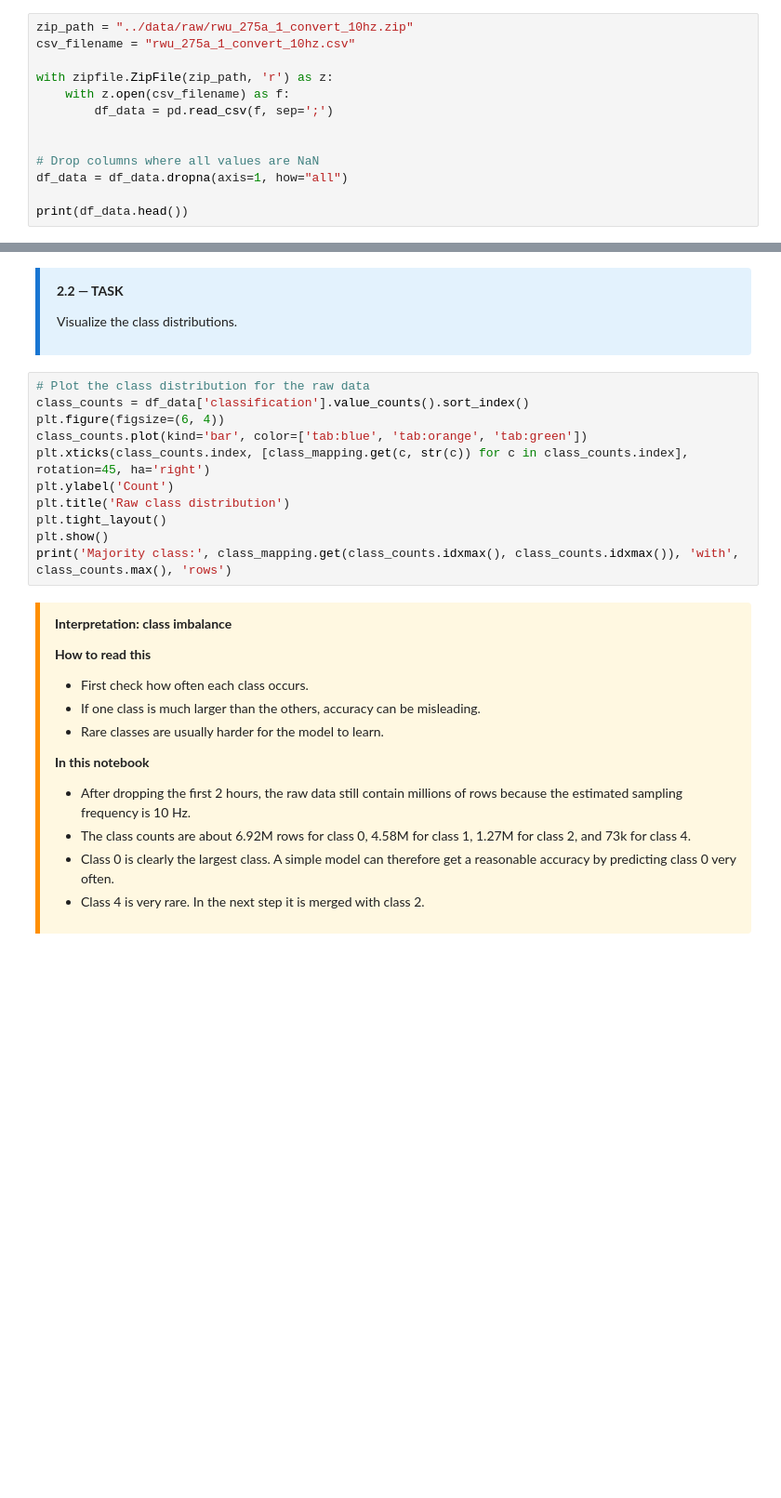
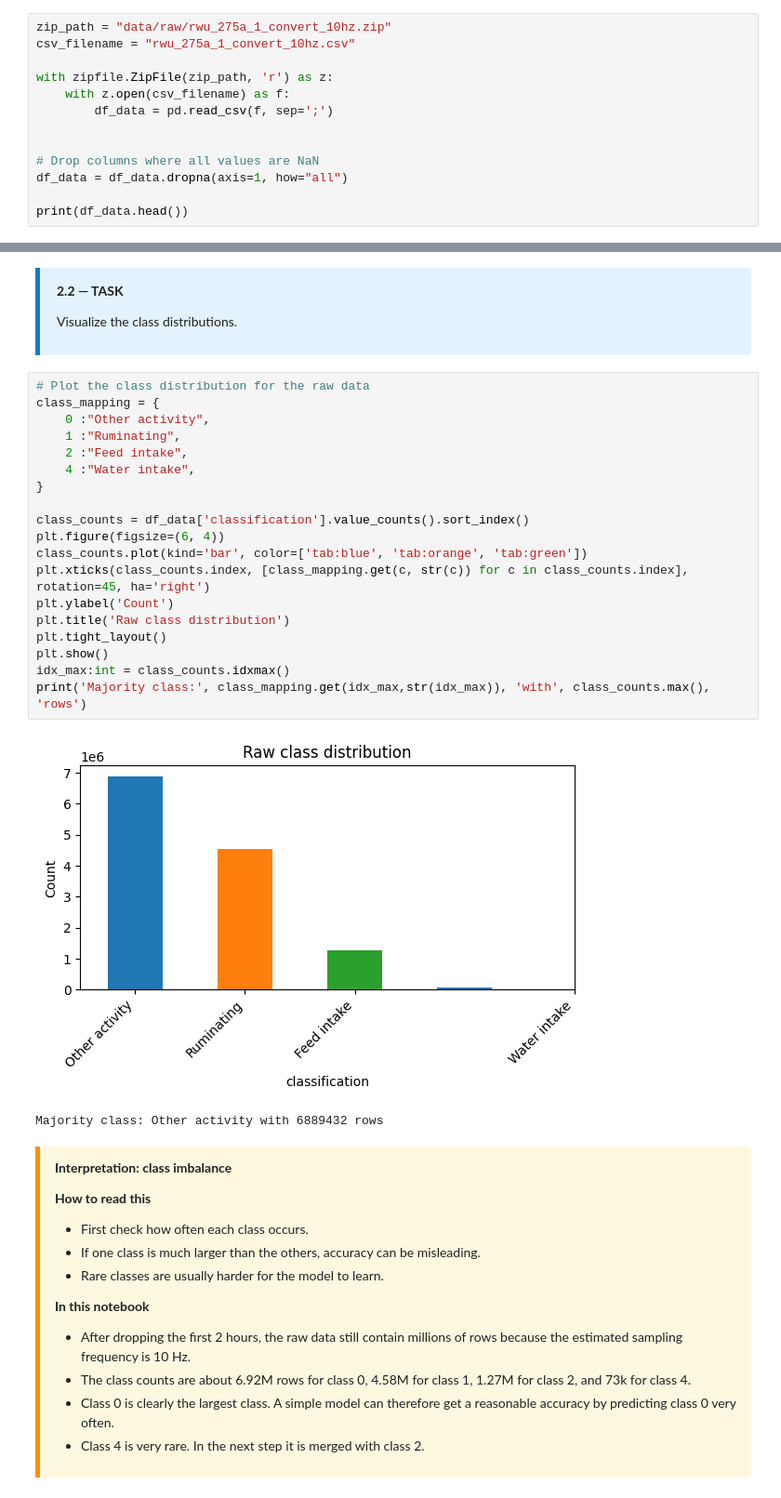
Before and after one commit to bpqt/ai4as_pitfalls_in_machine_learning_2026, a Jupyter notebook: notebooks_code/class_02_exercise.ipynb, the cells around one changed output, grey strips where cells are left out. Shown at 93% size. Drawn from its saved outputs; the diff is of its cells as text; blank space fills up the shorter version.

```diff
--- a/notebooks_code/class_02_exercise.ipynb
+++ b/notebooks_code/class_02_exercise.ipynb
@@ -74,7 +74,7 @@ Below the compressed dataset is loaded into a pandas DataFrame. The dataset cont
 
 This matters for interpretation. Later we will split the last 5 days as test data. That is a good temporal split, because the model is tested on future measurements. However, it is still future data from the same cow. The notebook therefore tests generalisation over time within one animal, not generalisation to new animals.
 # %%
-zip_path = "../data/raw/rwu_275a_1_convert_10hz.zip"
+zip_path = "data/raw/rwu_275a_1_convert_10hz.zip"
 csv_filename = "rwu_275a_1_convert_10hz.csv"
 
 with zipfile.ZipFile(zip_path, 'r') as z:
@@ -185,15 +226,26 @@ Visualize the class distributions.
 </div>
 # %%
 # Plot the class distribution for the raw data
+class_mapping = {
+    0 :"Other activity",
+    1 :"Ruminating",
+    2 :"Feed intake",
+    4 :"Water intake",
+}
+
 class_counts = df_data['classification'].value_counts().sort_index()
 plt.figure(figsize=(6, 4))
 class_counts.plot(kind='bar', color=['tab:blue', 'tab:orange', 'tab:green'])
 plt.xticks(class_counts.index, [class_mapping.get(c, str(c)) for c in class_counts.index], rotation=45, ha='right')
 plt.ylabel('Count')
 plt.title('Raw class distribution')
 plt.tight_layout()
 plt.show()
-print('Majority class:', class_mapping.get(class_counts.idxmax(), class_counts.idxmax()), 'with', class_counts.max(), 'rows')
+idx_max:int = class_counts.idxmax()
+print('Majority class:', class_mapping.get(idx_max,str(idx_max)), 'with', class_counts.max(), 'rows')
+# %% [output]
+[figure, added]
+Majority class: Other activity with 6889432 rows
 # %% [markdown]
 <div style="background:#FFF8E1;border-left:5px solid #FF8F00;padding:12px 16px;margin:10px 0;border-radius:0 4px 4px 0;">
 
```
Also changed, not shown: parts of 20 cells of this notebook, 1 other file.
